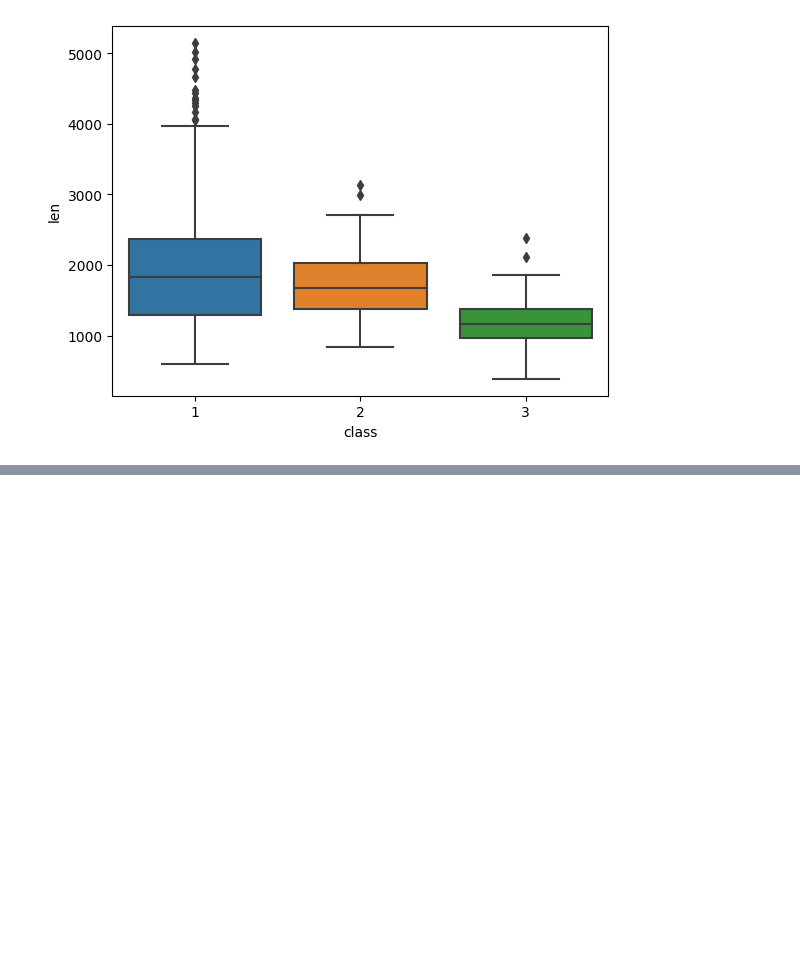
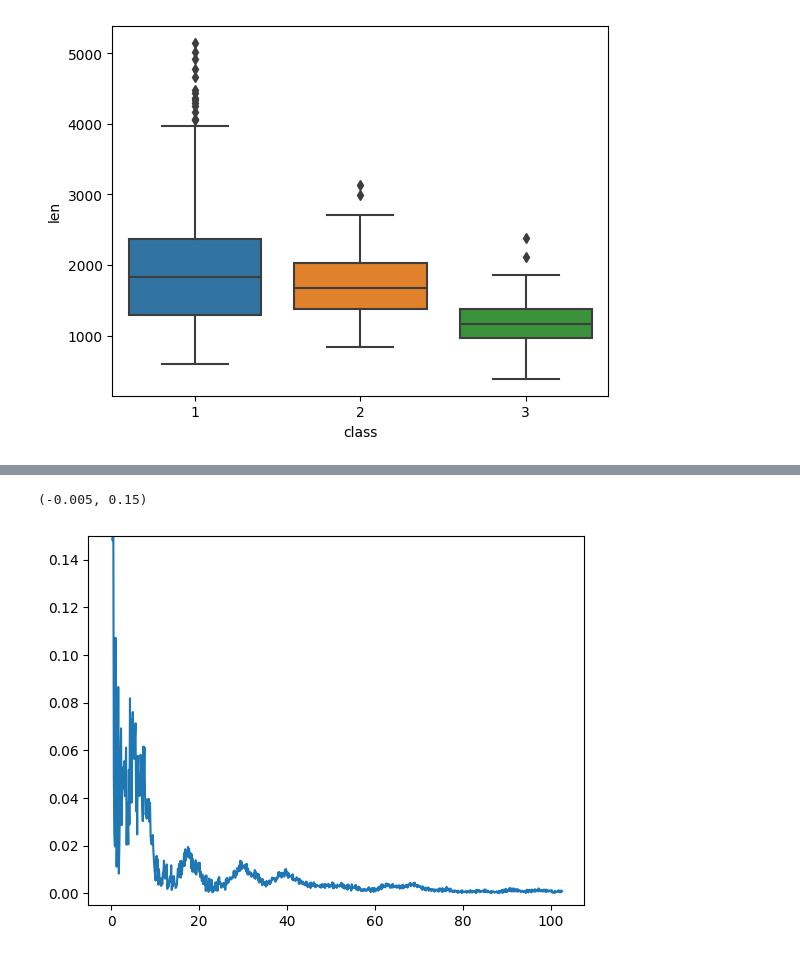
Before and after one commit to Vinavil334/SL4HD, a Jupyter notebook: giochini_len.ipynb, the cells around one changed output, grey strips where cells are left out. Drawn from its saved outputs; the diff is of its cells as text; code cells hidden in the pictures; blank space fills up the shorter version.

```diff
--- a/giochini_len.ipynb
+++ b/giochini_len.ipynb
@@ -100,0 +101,14 @@ freq = np.linspace(0, Fs/2, int(len(t)/2)+1)
+# %%
+# Class 2
+x2 = np.asarray(li[77].x)
+t2 = np.asarray(li[77].t)
+sample_t2 = (t2[-1]-t2[0])/len(t2)
+fx2 = fft(x2)
+Fs = 1/sample_t2
+freq2 = np.linspace(0, Fs/2, int(len(t2)/2)+1)
+
+plt.plot(freq2, 2/len(t2)*np.abs(fx2[:int(len(t2)/2)+1]))
+plt.ylim([-0.005,0.15])
+# %% [output]
+(-0.005, 0.15)
+[figure, added]
```
Also changed, not shown: parts of 3 cells of this notebook, 1 other file.
